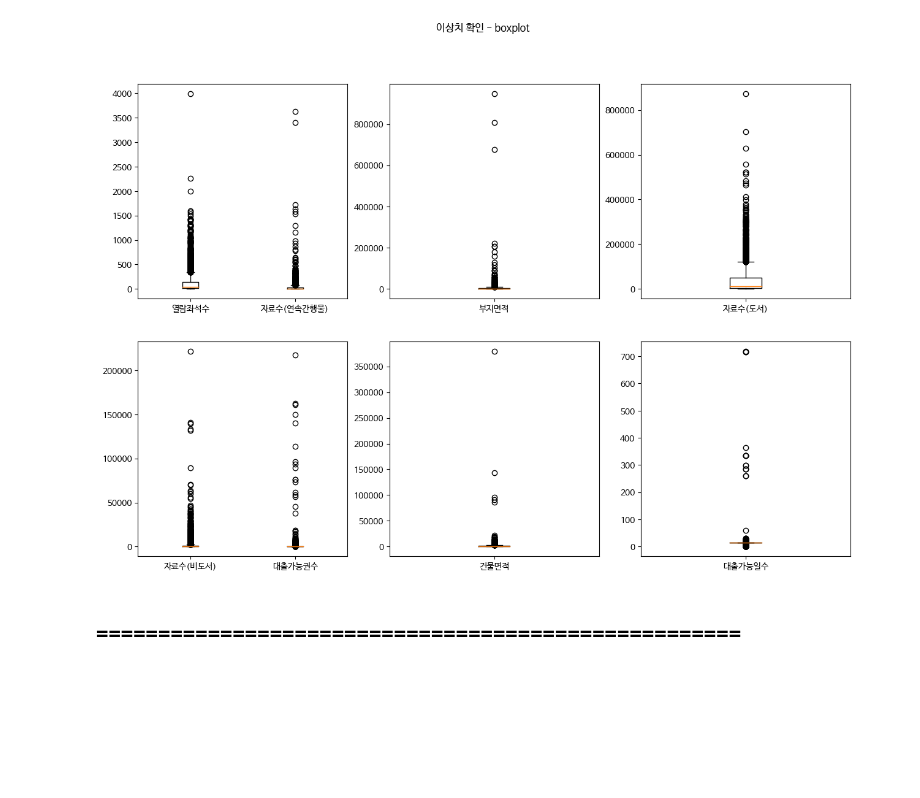
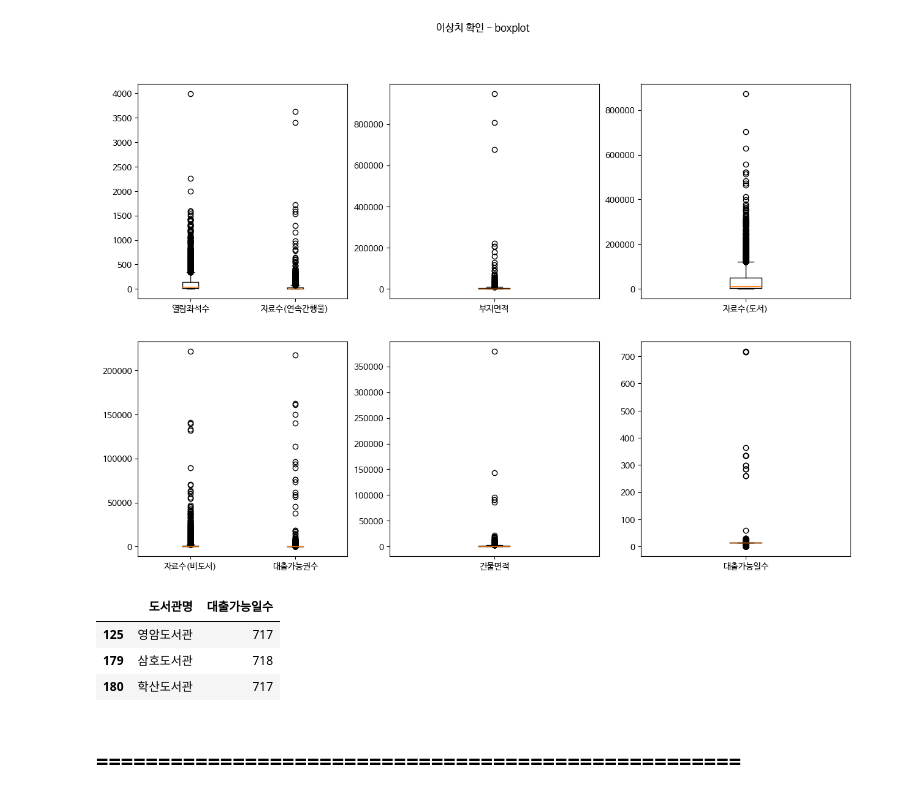
Before and after one commit to dev-hw/SeSAC-live_map, a Jupyter notebook: pro/1_도서관_프로젝트.ipynb, the cells around one changed output. Drawn from its saved outputs; the diff is of its cells as text; code cells hidden in the pictures; blank space fills up the shorter version.

```diff
--- a/pro/1_도서관_프로젝트.ipynb
+++ b/pro/1_도서관_프로젝트.ipynb
@@ -509,6 +509,13 @@ plt.suptitle('이상치 확인 - boxplot')
 plt.show()
 # %% [output]
 [figure]
+# %%
+pro_data[pro_data['대출가능일수']>700][['도서관명', '대출가능일수']]
+# %% [output]
+|  | 도서관명 | 대출가능일수 |
+| 125 | 영암도서관 | 717 |
+| 179 | 삼호도서관 | 718 |
+| 180 | 학산도서관 | 717 |
 # %%
 see_data = pro_data.loc[:,['도서관명', '위도','경도']]
 # %% [markdown]
```
